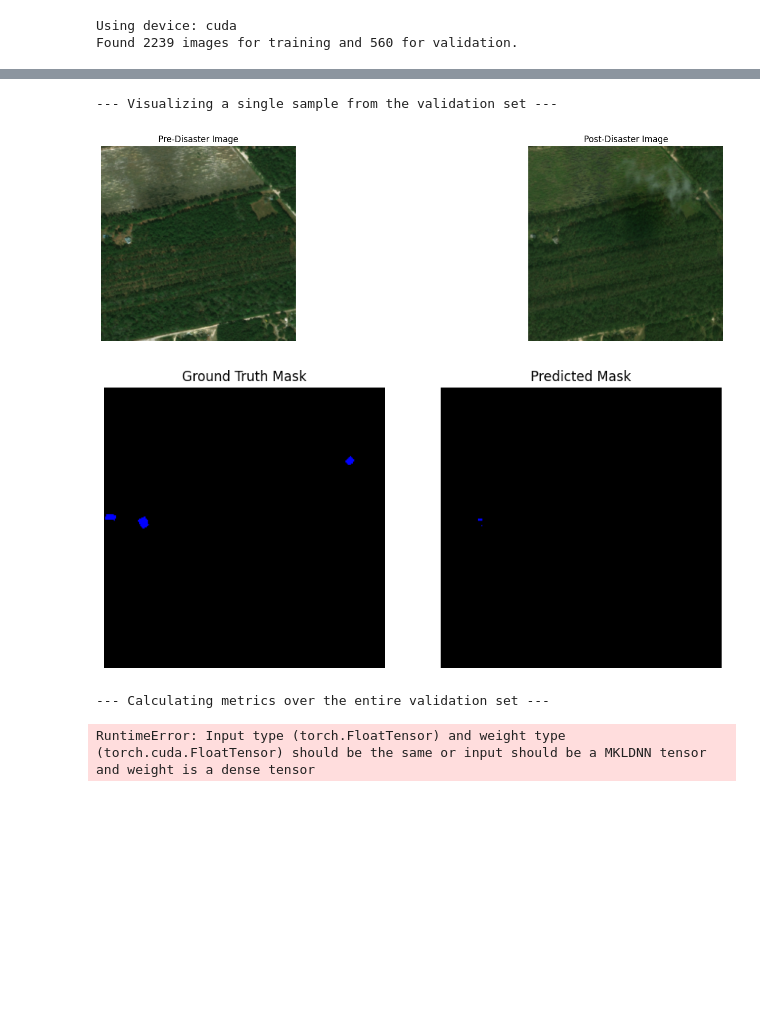
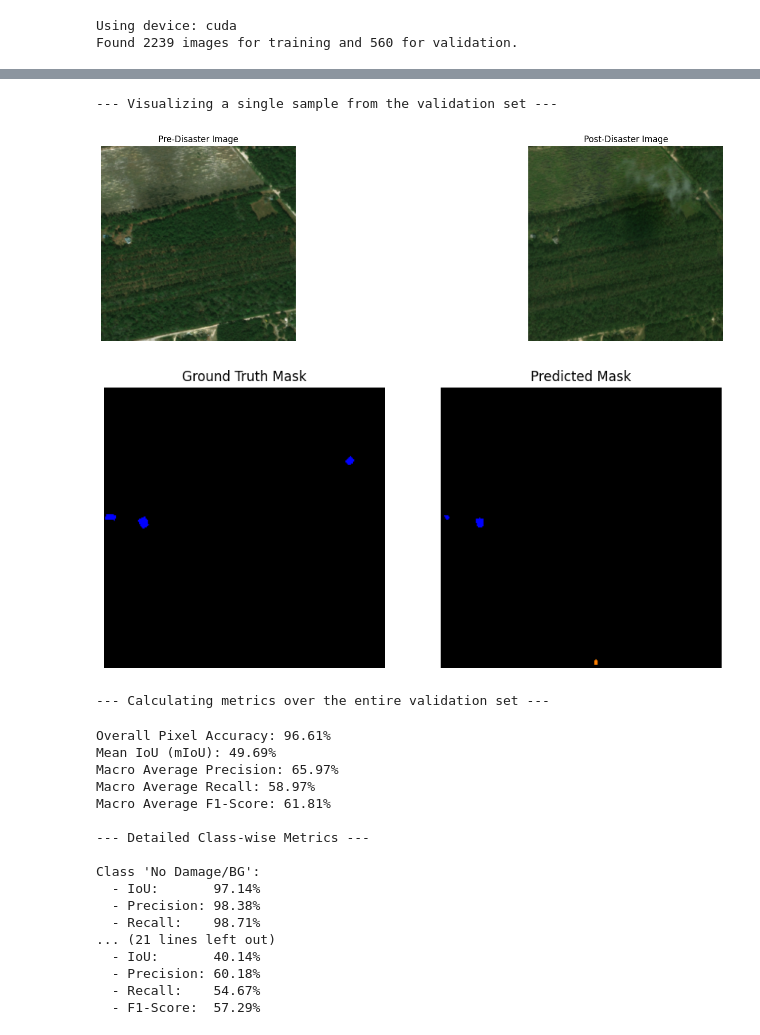
Before and after one commit to Monish0210/CVDL-Innovative, a Jupyter notebook: Model_Training/Unet-Model.ipynb, the cells around one changed output, grey strips where cells are left out. Cells and saved outputs as stored; diff of their text form; code cells hidden in the pictures; blank space fills up the shorter version.

Commit message:
updated the siamUnet.pt model weights and Unet-Model

```diff
--- a/Model_Training/Unet-Model.ipynb
+++ b/Model_Training/Unet-Model.ipynb
@@ -239,7 +239,7 @@ MODEL_SAVE_PATH = '/kaggle/working/siamUnet.pt'
 # --- Hyperparameters ---
 LEARNING_RATE = 0.001
 BATCH_SIZE = 16
-NUM_EPOCHS = 25
+NUM_EPOCHS = 50
 IMAGE_SIZE = 256
 NUM_CLASSES = 5
 
@@ -349,5 +351,17 @@ Val loss improved. Model saved to /kaggle/working/siamUnet.pt
 # %%
+import matplotlib.pyplot as plt
+import numpy as np
 from sklearn.metrics import confusion_matrix
+import torch
+from tqdm import tqdm
+
+# --- 1. VISUALIZE A SINGLE PREDICTION (on CPU) ---
+print("--- Visualizing a single sample from the validation set ---")
+cpu_device = torch.device('cpu')
+
+# Load the best model to the CPU for visualization
+model_for_viz = torch.load(MODEL_SAVE_PATH, map_location=cpu_device, weights_only=False)
+model_for_viz.eval()
 
 # Helper functions for visualization
 def show_images(images, titles):
@@ -374,68 +388,84 @@ def show_masks(masks, titles, num_classes=5):
         axs[i].axis('off')
     plt.show()
 
-# --- Load the best model and set to evaluation mode ---
-device = torch.device('cpu')
-model = torch.load(MODEL_SAVE_PATH, map_location=device, weights_only=False)
+# Get one sample and predict
+pre_image_viz, post_image_viz, true_mask_viz = val_dataset[0]
+with torch.no_grad():
+    _, _, damage_output_viz = model_for_viz(pre_image_viz.unsqueeze(0).to(cpu_device), post_image_viz.unsqueeze(0).to(cpu_device))
+    predicted_mask_viz = torch.argmax(damage_output_viz, dim=1)
+
+# Display the visualization
+show_images([pre_image_viz, post_image_viz], ["Pre-Disaster Image", "Post-Disaster Image"])
+show_masks([true_mask_viz, predicted_mask_viz.squeeze(0)], ["Ground Truth Mask", "Predicted Mask"], num_classes=NUM_CLASSES)
+
+
+# --- 2. CALCULATE METRICS OVER THE ENTIRE VALIDATION SET (on GPU) ---
+print("\n--- Calculating metrics over the entire validation set ---")
+
+device = torch.device('cuda' if torch.cuda.is_available() else 'cpu')
+model.to(device) # Ensure the main model is on the GPU
 model.eval()
 
-# --- 1. VISUALIZE A SINGLE PREDICTION ---
-print("--- Visualizing a single sample from the validation set ---")
-pre_image, post_image, true_mask = val_dataset[0]
-with torch.no_grad():
-    _, _, damage_output = model(pre_image.unsqueeze(0).to(device), post_image.unsqueeze(0).to(device))
-    predicted_mask = torch.argmax(damage_output, dim=1)
-show_images([pre_image, post_image], ["Pre-Disaster Image", "Post-Disaster Image"])
-show_masks([true_mask, predicted_mask.squeeze(0)], ["Ground Truth Mask", "Predicted Mask"], num_classes=NUM_CLASSES)
-
-
-# --- 2. CALCULATE METRICS OVER THE ENTIRE VALIDATION SET ---
-print("\n--- Calculating metrics over the entire validation set ---")
 all_true_masks, all_predicted_masks = [], []
-model.to(torch.device('cuda' if torch.cuda.is_available() else 'cpu')) # Move model to GPU for faster eval
 with torch.no_grad():
     for pre_images, post_images, true_masks in tqdm(val_loader, desc="Evaluating"):
         pre_images = pre_images.to(device)
         post_images = post_images.to(device)
+
         _, _, damage_output = model(pre_images, post_images)
         predicted_masks = torch.argmax(damage_output, dim=1)
+
         all_true_masks.extend(true_masks.cpu().numpy().flatten())
         all_predicted_masks.extend(predicted_masks.cpu().numpy().flatten())
 
 # --- 3. COMPUTE AND DISPLAY ALL METRICS ---
 conf_matrix = confusion_matrix(all_true_masks, all_predicted_masks, labels=range(NUM_CLASSES))
 true_positives = np.diag(conf_matrix)
 false_positives = np.sum(conf_matrix, axis=0) - true_positives
 false_negatives = np.sum(conf_matrix, axis=1) - true_positives
 
-# Calculate IoU
+# Calculate IoU, Precision, Recall, F1-Score
 iou = np.divide(true_positives, (true_positives + false_positives + false_negatives), out=np.zeros_like(true_positives, dtype=float), where=(true_positives + false_positives + false_negatives) != 0)
-
-# Calculate Precision, Recall, F1-Score
 precision = np.divide(true_positives, (true_positives + false_positives), out=np.zeros_like(true_positives, dtype=float), where=(true_positives + false_positives) != 0)
 recall = np.divide(true_positives, (true_positives + false_negatives), out=np.zeros_like(true_positives, dtype=float), where=(true_positives + false_negatives) != 0)
 f1_score = np.nan_to_num(2 * (precision * recall) / (precision + recall))
 
-# --- Print Main Summary Metrics ---
+# Print Main Summary Metrics
 class_names = ["No Damage/BG", "Minor Damage", "Moderate Damage", "Major Damage", "Destroyed"]
 pixel_accuracy = true_positives.sum() / conf_matrix.sum()
 print(f"\nOverall Pixel Accuracy: {pixel_accuracy * 100:.2f}%")
 print(f"Mean IoU (mIoU): {np.mean(iou) * 100:.2f}%")
 print(f"Macro Average Precision: {np.mean(precision) * 100:.2f}%")
 print(f"Macro Average Recall: {np.mean(recall) * 100:.2f}%")
 print(f"Macro Average F1-Score: {np.mean(f1_score) * 100:.2f}%")
 
-# --- Print Detailed Per-Class Metrics ---
+# Print Detailed Per-Class Metrics
 print("\n--- Detailed Class-wise Metrics ---")
 for i in range(NUM_CLASSES):
     print(f"\nClass '{class_names[i]}':")
     print(f"  - IoU:       {iou[i] * 100:.2f}%")
     print(f"  - Precision: {precision[i] * 100:.2f}%")
     print(f"  - Recall:    {recall[i] * 100:.2f}%")
     print(f"  - F1-Score:  {f1_score[i] * 100:.2f}%")
 # %% [output]
 --- Visualizing a single sample from the validation set ---
 [figure]
-[figure, old version]
+[figure, new version]
 --- Calculating metrics over the entire validation set ---
-RuntimeError: Input type (torch.FloatTensor) and weight type (torch.cuda.FloatTensor) should be the same or input should be a MKLDNN tensor and weight is a dense tensor
+Overall Pixel Accuracy: 96.61%
+Mean IoU (mIoU): 49.69%
+Macro Average Precision: 65.97%
+Macro Average Recall: 58.97%
+Macro Average F1-Score: 61.81%
+
+--- Detailed Class-wise Metrics ---
+
+Class 'No Damage/BG':
+  - IoU:       97.14%
+  - Precision: 98.38%
+  - Recall:    98.71%
+... (21 lines left out)
+  - IoU:       40.14%
+  - Precision: 60.18%
+  - Recall:    54.67%
+  - F1-Score:  57.29%
```
Also changed, not shown: parts of 1 cell of this notebook, 7 other files.
